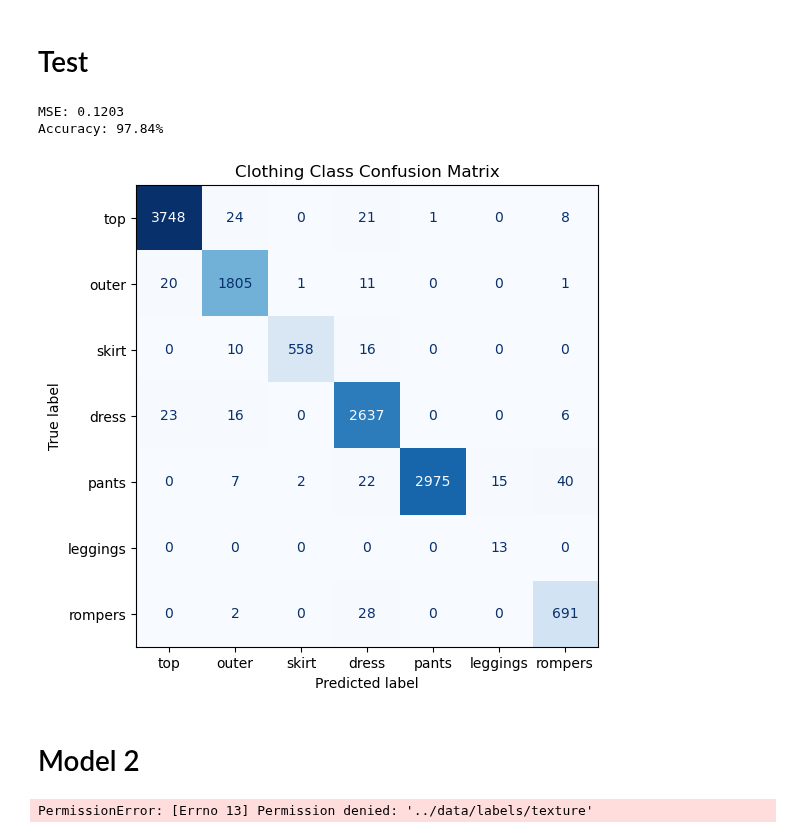
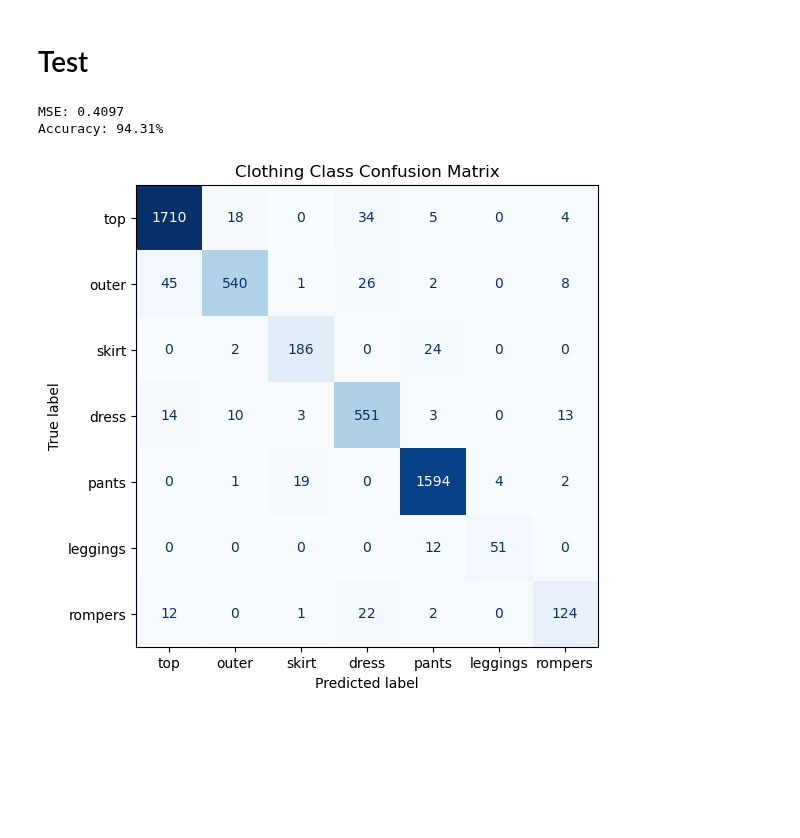
Before and after one commit to UMASIVAKUMAR14/FindYourStyle, a Jupyter notebook: model/model.ipynb, the cells around one changed output. Drawn from its saved outputs; the diff is of its cells as text; code cells hidden in the pictures; blank space fills up the shorter version.

Commit message:
multihead model, train, and test

```diff
--- a/model/model.ipynb
+++ b/model/model.ipynb
@@ -201,6 +186,6 @@ optimizer = optim.Adam(model.parameters(), lr=learning_rate)
 # %%
 
-# Normalization layer (applied AFTER masking)
+# Normalization layer (applied after masking)
 normalizer = transforms.Normalize(mean=[0.485, 0.456, 0.406], std=[0.229, 0.224, 0.225])
 
 print("Starting Training...")
@@ -212,27 +197,27 @@ for epoch in range(num_epochs):
     for i, (images, masks, labels) in enumerate(train_loader):
         images, masks, labels = images.to(device), masks.to(device), labels.to(device)
 
-        # --- THE FUSION STEP ---
-        # 1. Expand mask to match image channels (Batch, 1, H, W) -> (Batch, 3, H, W)
+        # Expand mask to match image channels (Batch, 1, H, W) -> (Batch, 3, H, W)
         masks = masks.unsqueeze(1).repeat(1, 3, 1, 1)
-
-        # 2. Black out background
+        # Black out background
         masked_images = images * masks
-
-        # 3. Normalize
+        # Normalize
         model_inputs = normalizer(masked_images)
 
-        # --- TRAINING ---
+        # Train
         optimizer.zero_grad()
         outputs = model(model_inputs)
         loss = criterion(outputs, labels)
 
         loss.backward()
         optimizer.step()
-
         running_loss += loss.item()
 
-        if i % 10 == 0:
+        if i % 100 == 0:
             print(f"Epoch [{epoch+1}/{num_epochs}], Step [{i}], Loss: {loss.item():.4f}")
+
+    print(f"Epoch [{epoch+1}/{num_epochs}] complete. Average Loss: {running_loss / len(train_loader):.4f}")
+
+print("Training complete.")
 # %% [output]
 Starting Training...
@@ -257,82 +242,67 @@ Epoch [10/10], Step [390], Loss: 0.0077
 # %%
 label_names = ['top', 'outer', 'skirt', 'dress', 'pants', 'leggings', 'rompers']
 
-def evaluate_model(model, data_loader, device, normalizer, num_classes=7, label_names=None):
+def evaluate_clothing_model(model, data_loader, device, normalizer, num_classes=7, label_names=None):
     model.eval()
     total_mse = 0.0
     total_samples = 0
     all_labels = []
     all_preds = []
 
+    # Testing loop
     with torch.no_grad():
         for images, masks, labels in data_loader:
+            # Only consider valid labels
             valid_mask = labels != -1
             if valid_mask.sum() == 0:
                 continue
 
+            # Select only valid samples
             images = images[valid_mask].to(device)
             masks = masks[valid_mask].to(device)
             labels = labels[valid_mask].to(device)
 
+            # Expand mask to match image channels (Batch, 1, H, W) -> (Batch, 3, H, W)
             masks = masks.unsqueeze(1).repeat(1, 3, 1, 1)
+            # Black out background
             masked_images = images * masks
+            # Normalize
             model_inputs = normalizer(masked_images)
 
+            # Get predictions
             outputs = model(model_inputs)
             preds = torch.argmax(outputs, dim=1)
-
+            # Compute MSE
             total_mse += F.mse_loss(preds.float(), labels.float(), reduction='sum').item()
             total_samples += labels.size(0)
 
             all_labels.extend(labels.cpu().tolist())
             all_preds.extend(preds.cpu().tolist())
 
     if total_samples == 0:
         print('No valid samples available for evaluation.')
         return
 
+    # Compute Metrics
     mse = total_mse / total_samples
     accuracy = metrics.accuracy_score(all_labels, all_preds)
     class_indices = list(range(num_classes))
     conf_mat = metrics.confusion_matrix(all_labels, all_preds, labels=class_indices)
     display_labels = label_names if label_names is not None else [str(idx) for idx in class_indices]
 
     print(f"MSE: {mse:.4f}")
     print(f"Accuracy: {accuracy * 100:.2f}%")
 
+    # Plot Confusion Matrix
     fig, ax = plt.subplots(figsize=(6, 6))
     disp = metrics.ConfusionMatrixDisplay(confusion_matrix=conf_mat, display_labels=display_labels)
     disp.plot(ax=ax, cmap='Blues', colorbar=False)
     plt.title('Clothing Class Confusion Matrix')
     plt.show()
 
-# Run on the current training data loader
-evaluate_model(model, train_loader, device, normalizer, num_classes=7, label_names=label_names)
+# Run on the current test data loader
+evaluate_clothing_model(model, test_loader, device, normalizer, num_classes=7, label_names=label_names)
 # %% [output]
-MSE: 0.1203
-Accuracy: 97.84%
+MSE: 0.4097
+Accuracy: 94.31%
-[figure, old version]
+[figure, new version]
-# %% [markdown]
-# Model 2
-# %%
-FABRIC_ANN_PATH = "../data/labels/texture/fabric_ann.txt"
-
-fabric_ann = {}
-with open(FABRIC_ANN_PATH, "r") as f:
-    for line in f:
-        parts = line.strip().split()
-        img = parts[0]
-        fabrics = list(map(int, parts[1:]))
-        fabric_ann[img] = fabrics
-
-
-# segmentation id -> region index in fabrics
-segm_to_region = {
-    1: "upper", 4: "upper", 21: "upper",  # top/dress/romper
-    5: "lower", 6: "lower",               # pants/leggings
-    2: "outer"                            # outerwear
-}
-region_idx = {"upper": 0, "lower": 1, "outer": 2}
-ignore_fabric = 7  # matches your file’s ignore index
-# %% [output]
-PermissionError: [Errno 13] Permission denied: '../data/labels/texture'
```
Also changed, not shown: parts of 30 cells of this notebook, 1 other file.
